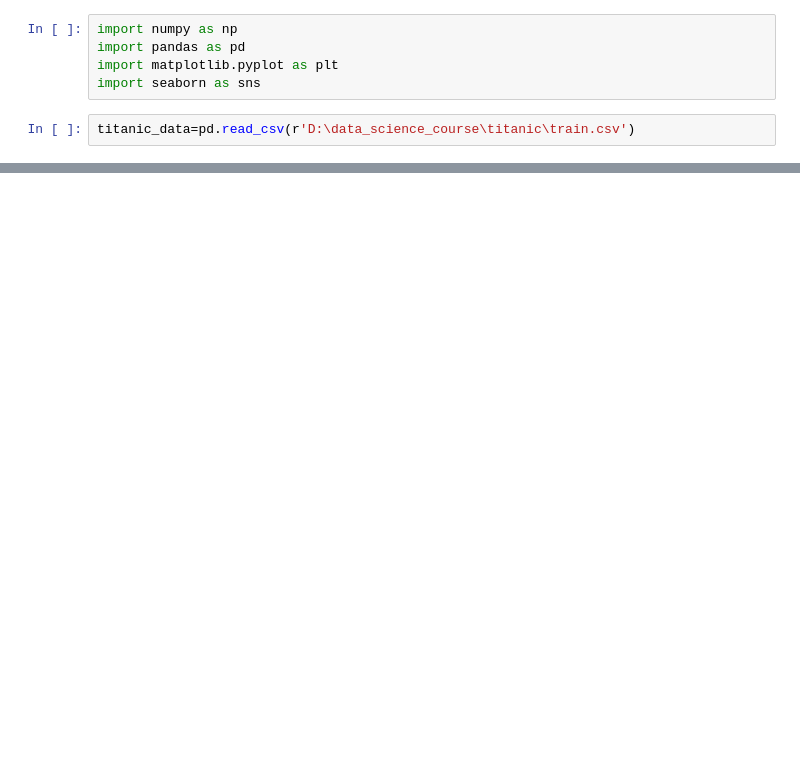
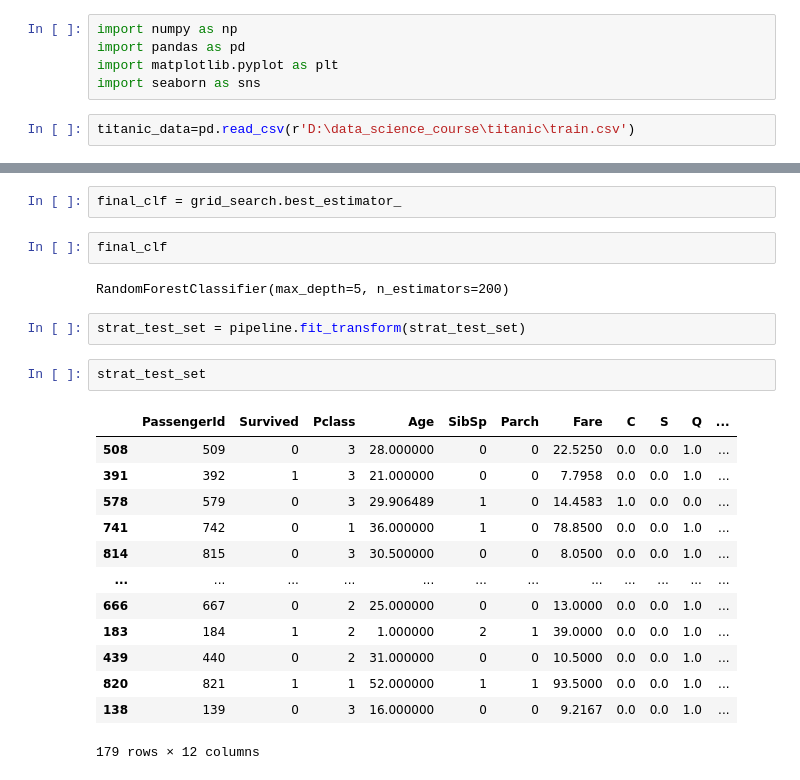
Before and after one commit to Akr164/TitanicML_competition, a Jupyter notebook: titanic_ML.ipynb, the cells around one changed output, grey strips where cells are left out. Saved outputs shown, nothing was run; the diff lists cells and outputs as text; blank space fills up the shorter version.

```diff
--- a/titanic_ML.ipynb
+++ b/titanic_ML.ipynb
@@ -69,0 +189,24 @@ memory usage: 72.3+ KB
+# %%
+final_clf = grid_search.best_estimator_
+# %%
+final_clf
+# %% [output]
+RandomForestClassifier(max_depth=5, n_estimators=200)
+# %%
+strat_test_set = pipeline.fit_transform(strat_test_set)
+# %%
+strat_test_set
+# %% [output]
+|  | PassengerId | Survived | Pclass | Age | SibSp | Parch | Fare | C | S | Q | ... |
+| 508 | 509 | 0 | 3 | 28.000000 | 0 | 0 | 22.5250 | 0.0 | 0.0 | 1.0 | ... |
+| 391 | 392 | 1 | 3 | 21.000000 | 0 | 0 | 7.7958 | 0.0 | 0.0 | 1.0 | ... |
+| 578 | 579 | 0 | 3 | 29.906489 | 1 | 0 | 14.4583 | 1.0 | 0.0 | 0.0 | ... |
+| 741 | 742 | 0 | 1 | 36.000000 | 1 | 0 | 78.8500 | 0.0 | 0.0 | 1.0 | ... |
+| 814 | 815 | 0 | 3 | 30.500000 | 0 | 0 | 8.0500 | 0.0 | 0.0 | 1.0 | ... |
+| ... | ... | ... | ... | ... | ... | ... | ... | ... | ... | ... | ... |
+| 666 | 667 | 0 | 2 | 25.000000 | 0 | 0 | 13.0000 | 0.0 | 0.0 | 1.0 | ... |
+| 183 | 184 | 1 | 2 | 1.000000 | 2 | 1 | 39.0000 | 0.0 | 0.0 | 1.0 | ... |
+| 439 | 440 | 0 | 2 | 31.000000 | 0 | 0 | 10.5000 | 0.0 | 0.0 | 1.0 | ... |
+| 820 | 821 | 1 | 1 | 52.000000 | 1 | 1 | 93.5000 | 0.0 | 0.0 | 1.0 | ... |
+| 138 | 139 | 0 | 3 | 16.000000 | 0 | 0 | 9.2167 | 0.0 | 0.0 | 1.0 | ... |
+179 rows × 12 columns
```
Also changed, not shown: parts of 31 cells of this notebook.
